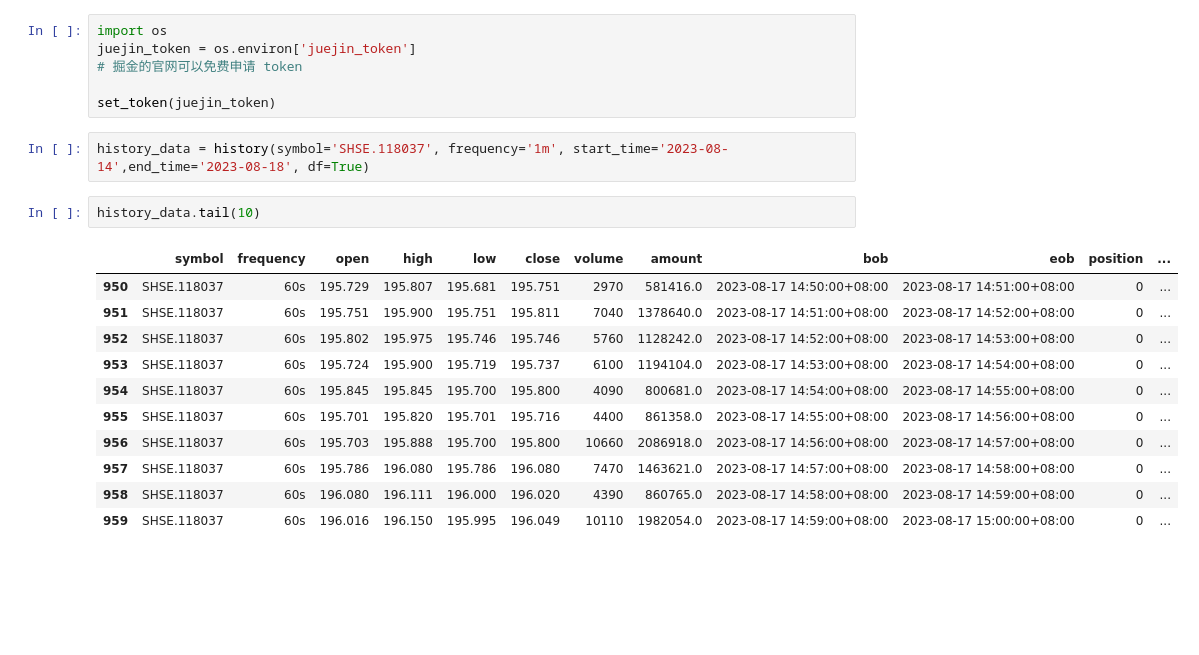
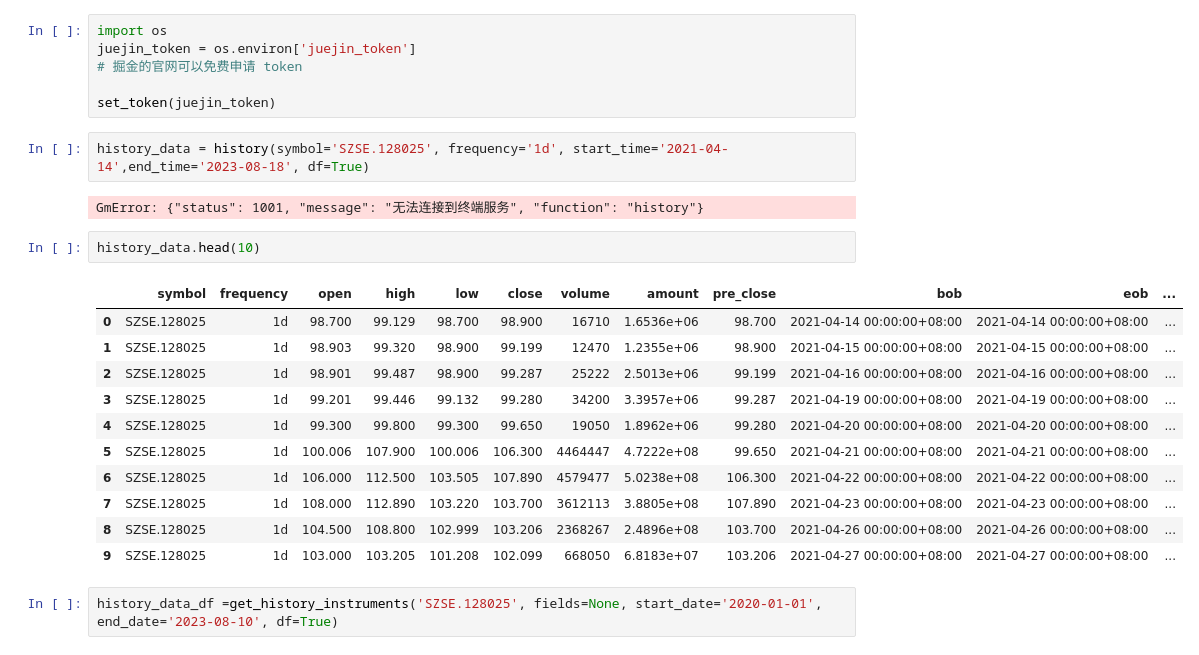
Before and after one commit to Rockyzsu/stock, a Jupyter notebook: juejin/fetch_data.ipynb, the cells around one changed output. Saved outputs shown, nothing was run; the diff lists cells and outputs as text; blank space fills up the shorter version.

```diff
--- a/juejin/fetch_data.ipynb
+++ b/juejin/fetch_data.ipynb
@@ -8,18 +8,22 @@ juejin_token = os.environ['juejin_token']
 
 set_token(juejin_token)
 # %%
-history_data = history(symbol='SHSE.118037', frequency='1m', start_time='2023-08-14',end_time='2023-08-18', df=True)
+history_data = history(symbol='SZSE.128025', frequency='1d', start_time='2021-04-14',end_time='2023-08-18', df=True)
+# %% [output]
+GmError: {"status": 1001, "message": "无法连接到终端服务", "function": "history"}
 # %%
-history_data.tail(10)
+history_data.head(10)
 # %% [output]
-|  | symbol | frequency | open | high | low | close | volume | amount | bob | eob | position | ... |
-| 950 | SHSE.118037 | 60s | 195.729 | 195.807 | 195.681 | 195.751 | 2970 | 581416.0 | 2023-08-17 14:50:00+08:00 | 2023-08-17 14:51:00+08:00 | 0 | ... |
-| 951 | SHSE.118037 | 60s | 195.751 | 195.900 | 195.751 | 195.811 | 7040 | 1378640.0 | 2023-08-17 14:51:00+08:00 | 2023-08-17 14:52:00+08:00 | 0 | ... |
-| 952 | SHSE.118037 | 60s | 195.802 | 195.975 | 195.746 | 195.746 | 5760 | 1128242.0 | 2023-08-17 14:52:00+08:00 | 2023-08-17 14:53:00+08:00 | 0 | ... |
-| 953 | SHSE.118037 | 60s | 195.724 | 195.900 | 195.719 | 195.737 | 6100 | 1194104.0 | 2023-08-17 14:53:00+08:00 | 2023-08-17 14:54:00+08:00 | 0 | ... |
-| 954 | SHSE.118037 | 60s | 195.845 | 195.845 | 195.700 | 195.800 | 4090 | 800681.0 | 2023-08-17 14:54:00+08:00 | 2023-08-17 14:55:00+08:00 | 0 | ... |
-| 955 | SHSE.118037 | 60s | 195.701 | 195.820 | 195.701 | 195.716 | 4400 | 861358.0 | 2023-08-17 14:55:00+08:00 | 2023-08-17 14:56:00+08:00 | 0 | ... |
-| 956 | SHSE.118037 | 60s | 195.703 | 195.888 | 195.700 | 195.800 | 10660 | 2086918.0 | 2023-08-17 14:56:00+08:00 | 2023-08-17 14:57:00+08:00 | 0 | ... |
-| 957 | SHSE.118037 | 60s | 195.786 | 196.080 | 195.786 | 196.080 | 7470 | 1463621.0 | 2023-08-17 14:57:00+08:00 | 2023-08-17 14:58:00+08:00 | 0 | ... |
-| 958 | SHSE.118037 | 60s | 196.080 | 196.111 | 196.000 | 196.020 | 4390 | 860765.0 | 2023-08-17 14:58:00+08:00 | 2023-08-17 14:59:00+08:00 | 0 | ... |
-| 959 | SHSE.118037 | 60s | 196.016 | 196.150 | 195.995 | 196.049 | 10110 | 1982054.0 | 2023-08-17 14:59:00+08:00 | 2023-08-17 15:00:00+08:00 | 0 | ... |
+|  | symbol | frequency | open | high | low | close | volume | amount | pre_close | bob | eob | ... |
+| 0 | SZSE.128025 | 1d | 98.700 | 99.129 | 98.700 | 98.900 | 16710 | 1.6536e+06 | 98.700 | 2021-04-14 00:00:00+08:00 | 2021-04-14 00:00:00+08:00 | ... |
+| 1 | SZSE.128025 | 1d | 98.903 | 99.320 | 98.900 | 99.199 | 12470 | 1.2355e+06 | 98.900 | 2021-04-15 00:00:00+08:00 | 2021-04-15 00:00:00+08:00 | ... |
+| 2 | SZSE.128025 | 1d | 98.901 | 99.487 | 98.900 | 99.287 | 25222 | 2.5013e+06 | 99.199 | 2021-04-16 00:00:00+08:00 | 2021-04-16 00:00:00+08:00 | ... |
+| 3 | SZSE.128025 | 1d | 99.201 | 99.446 | 99.132 | 99.280 | 34200 | 3.3957e+06 | 99.287 | 2021-04-19 00:00:00+08:00 | 2021-04-19 00:00:00+08:00 | ... |
+| 4 | SZSE.128025 | 1d | 99.300 | 99.800 | 99.300 | 99.650 | 19050 | 1.8962e+06 | 99.280 | 2021-04-20 00:00:00+08:00 | 2021-04-20 00:00:00+08:00 | ... |
+| 5 | SZSE.128025 | 1d | 100.006 | 107.900 | 100.006 | 106.300 | 4464447 | 4.7222e+08 | 99.650 | 2021-04-21 00:00:00+08:00 | 2021-04-21 00:00:00+08:00 | ... |
+| 6 | SZSE.128025 | 1d | 106.000 | 112.500 | 103.505 | 107.890 | 4579477 | 5.0238e+08 | 106.300 | 2021-04-22 00:00:00+08:00 | 2021-04-22 00:00:00+08:00 | ... |
+| 7 | SZSE.128025 | 1d | 108.000 | 112.890 | 103.220 | 103.700 | 3612113 | 3.8805e+08 | 107.890 | 2021-04-23 00:00:00+08:00 | 2021-04-23 00:00:00+08:00 | ... |
+| 8 | SZSE.128025 | 1d | 104.500 | 108.800 | 102.999 | 103.206 | 2368267 | 2.4896e+08 | 103.700 | 2021-04-26 00:00:00+08:00 | 2021-04-26 00:00:00+08:00 | ... |
+| 9 | SZSE.128025 | 1d | 103.000 | 103.205 | 101.208 | 102.099 | 668050 | 6.8183e+07 | 103.206 | 2021-04-27 00:00:00+08:00 | 2021-04-27 00:00:00+08:00 | ... |
+# %%
+history_data_df =get_history_instruments('SZSE.128025', fields=None, start_date='2020-01-01', end_date='2023-08-10', df=True)
```
Also changed, not shown: parts of 5 cells of this notebook, 3 other files.
